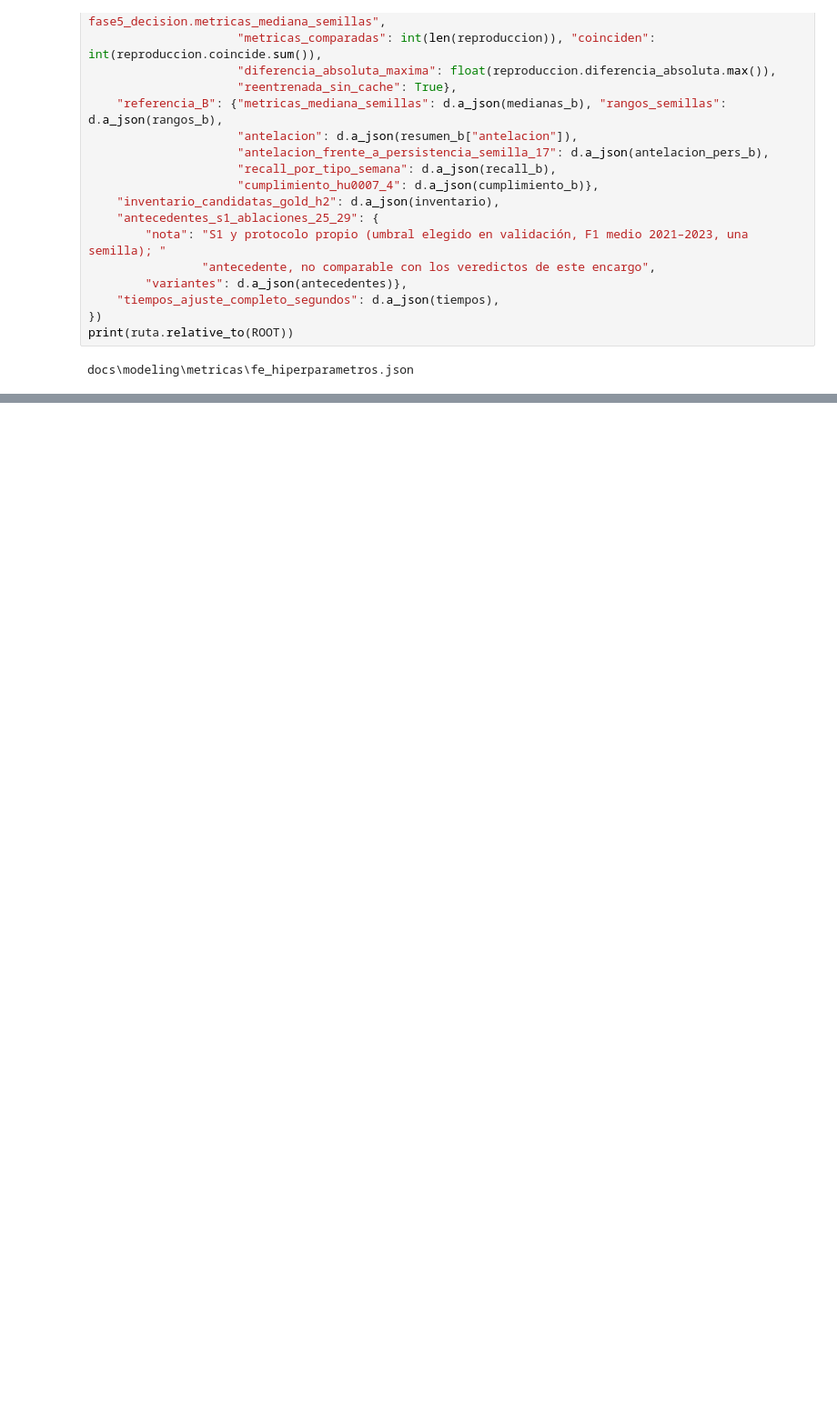
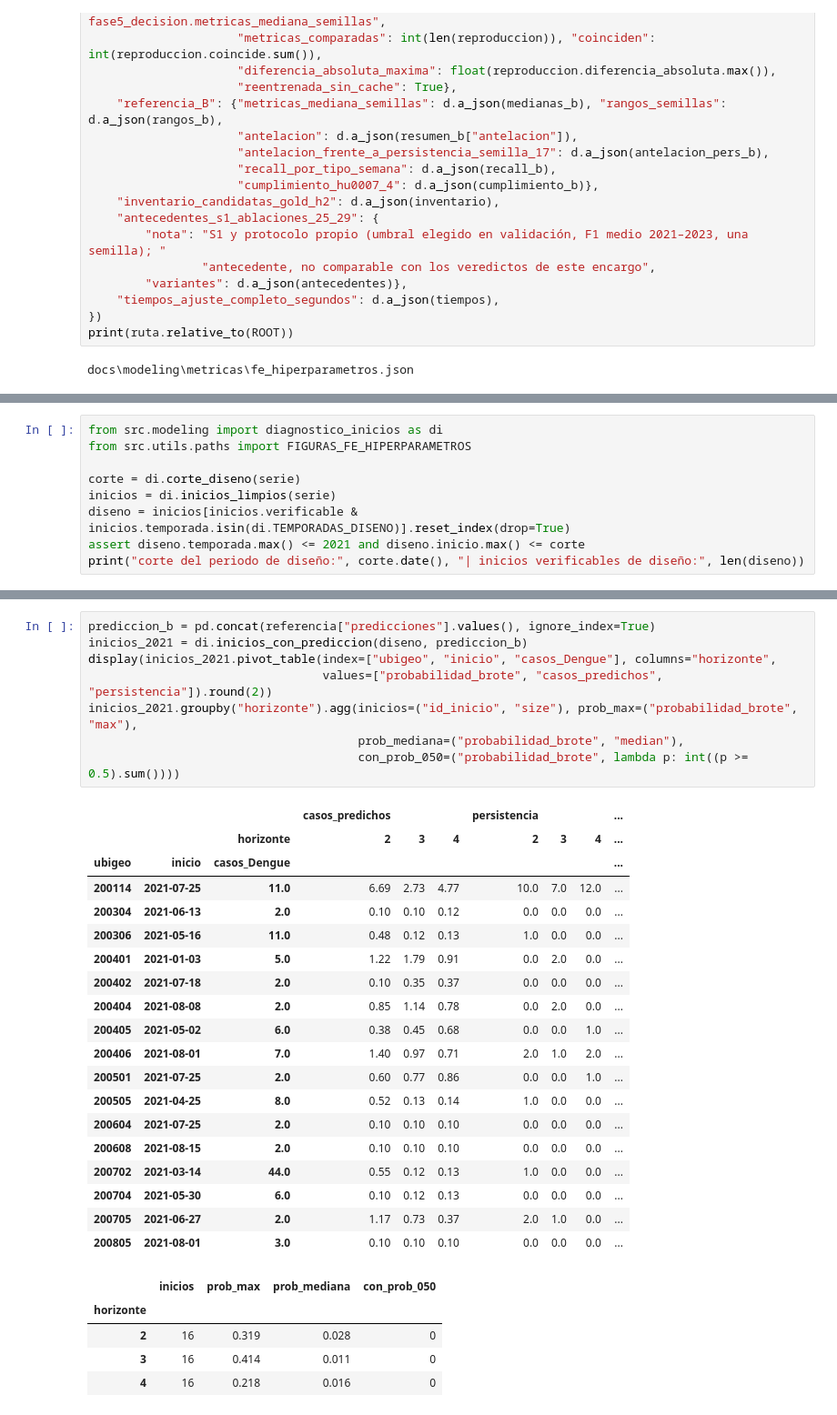
Before and after one commit to panconlocro/Denguekay, a Jupyter notebook: notebooks/32_modelado_fe_inicios.ipynb, the cells around one changed output, grey strips where cells are left out. Shown at 91% size. Saved outputs shown, nothing was run; the diff lists cells and outputs as text; blank space fills up the shorter version.

```diff
--- a/notebooks/32_modelado_fe_inicios.ipynb
+++ b/notebooks/32_modelado_fe_inicios.ipynb
@@ -292,0 +306,9 @@ MLflow: run b702b131199b480e9df8ce84f6978fa1 en 'denguekay/fe_hiperparametros_fa
+# %%
+from src.modeling import diagnostico_inicios as di
+from src.utils.paths import FIGURAS_FE_HIPERPARAMETROS
+
+corte = di.corte_diseno(serie)
+inicios = di.inicios_limpios(serie)
+diseno = inicios[inicios.verificable & inicios.temporada.isin(di.TEMPORADAS_DISENO)].reset_index(drop=True)
+assert diseno.temporada.max() <= 2021 and diseno.inicio.max() <= corte
+print("corte del periodo de diseño:", corte.date(), "| inicios verificables de diseño:", len(diseno))
@@ -292,0 +486,33 @@ MLflow: run b702b131199b480e9df8ce84f6978fa1 en 'denguekay/fe_hiperparametros_fa
+# %%
+prediccion_b = pd.concat(referencia["predicciones"].values(), ignore_index=True)
+inicios_2021 = di.inicios_con_prediccion(diseno, prediccion_b)
+display(inicios_2021.pivot_table(index=["ubigeo", "inicio", "casos_Dengue"], columns="horizonte",
+                                 values=["probabilidad_brote", "casos_predichos", "persistencia"]).round(2))
+inicios_2021.groupby("horizonte").agg(inicios=("id_inicio", "size"), prob_max=("probabilidad_brote", "max"),
+                                      prob_mediana=("probabilidad_brote", "median"),
+                                      con_prob_050=("probabilidad_brote", lambda p: int((p >= 0.5).sum())))
+# %% [output]
+|  |  |  | casos_predichos |  |  | persistencia |  |  | ... |
+|  |  | horizonte | 2 | 3 | 4 | 2 | 3 | 4 | ... |
+| ubigeo | inicio | casos_Dengue |  |  |  |  |  |  | ... |
+| 200114 | 2021-07-25 | 11.0 | 6.69 | 2.73 | 4.77 | 10.0 | 7.0 | 12.0 | ... |
+| 200304 | 2021-06-13 | 2.0 | 0.10 | 0.10 | 0.12 | 0.0 | 0.0 | 0.0 | ... |
+| 200306 | 2021-05-16 | 11.0 | 0.48 | 0.12 | 0.13 | 1.0 | 0.0 | 0.0 | ... |
+| 200401 | 2021-01-03 | 5.0 | 1.22 | 1.79 | 0.91 | 0.0 | 2.0 | 0.0 | ... |
+| 200402 | 2021-07-18 | 2.0 | 0.10 | 0.35 | 0.37 | 0.0 | 0.0 | 0.0 | ... |
+| 200404 | 2021-08-08 | 2.0 | 0.85 | 1.14 | 0.78 | 0.0 | 2.0 | 0.0 | ... |
+| 200405 | 2021-05-02 | 6.0 | 0.38 | 0.45 | 0.68 | 0.0 | 0.0 | 1.0 | ... |
+| 200406 | 2021-08-01 | 7.0 | 1.40 | 0.97 | 0.71 | 2.0 | 1.0 | 2.0 | ... |
+| 200501 | 2021-07-25 | 2.0 | 0.60 | 0.77 | 0.86 | 0.0 | 0.0 | 1.0 | ... |
+| 200505 | 2021-04-25 | 8.0 | 0.52 | 0.13 | 0.14 | 1.0 | 0.0 | 0.0 | ... |
+| 200604 | 2021-07-25 | 2.0 | 0.10 | 0.10 | 0.10 | 0.0 | 0.0 | 0.0 | ... |
+| 200608 | 2021-08-15 | 2.0 | 0.10 | 0.10 | 0.10 | 0.0 | 0.0 | 0.0 | ... |
+| 200702 | 2021-03-14 | 44.0 | 0.55 | 0.12 | 0.13 | 1.0 | 0.0 | 0.0 | ... |
+| 200704 | 2021-05-30 | 6.0 | 0.10 | 0.12 | 0.13 | 0.0 | 0.0 | 0.0 | ... |
+| 200705 | 2021-06-27 | 2.0 | 1.17 | 0.73 | 0.37 | 2.0 | 1.0 | 0.0 | ... |
+| 200805 | 2021-08-01 | 3.0 | 0.10 | 0.10 | 0.10 | 0.0 | 0.0 | 0.0 | ... |
+|  | inicios | prob_max | prob_mediana | con_prob_050 |
+| horizonte |  |  |  |  |
+| 2 | 16 | 0.319 | 0.028 | 0 |
+| 3 | 16 | 0.414 | 0.011 | 0 |
+| 4 | 16 | 0.218 | 0.016 | 0 |
```
Also changed, not shown: parts of 28 cells of this notebook, 13 other files.
